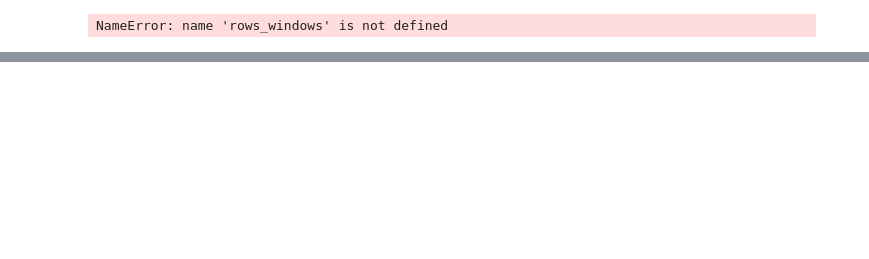
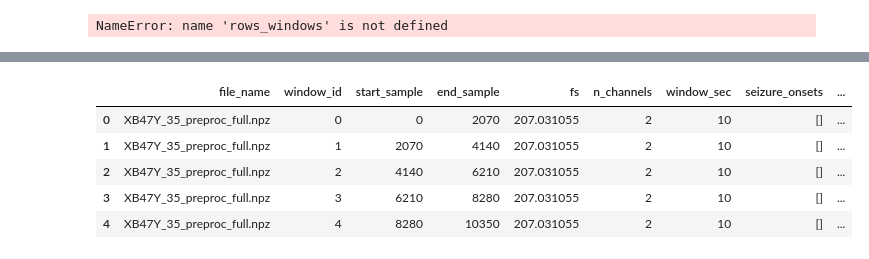
Before and after one commit to tomas0899/FoundationModel_EEG_Dissertation, a Jupyter notebook: Main_project/src/test_and_develop/2_Feature_extraction/Testing_functions_feature_ext.ipynb, the cells around one changed output, grey strips where cells are left out. Cells and saved outputs as stored; diff of their text form; code cells hidden in the pictures; blank space fills up the shorter version.

```diff
--- a/Main_project/src/test_and_develop/2_Feature_extraction/Testing_functions_feature_ext.ipynb
+++ b/Main_project/src/test_and_develop/2_Feature_extraction/Testing_functions_feature_ext.ipynb
@@ -545,3 +545,12 @@ df_labeled = apply_window_labeling(
     ictal_range_min=(0, 5),
     include_gap_as_interictal=True
 )
+# %%
+df_labeled.head()
+# %% [output]
+|  | file_name | window_id | start_sample | end_sample | fs | n_channels | window_sec | seizure_onsets | ... |
+| 0 | XB47Y_35_preproc_full.npz | 0 | 0 | 2070 | 207.031055 | 2 | 10 | [] | ... |
+| 1 | XB47Y_35_preproc_full.npz | 1 | 2070 | 4140 | 207.031055 | 2 | 10 | [] | ... |
+| 2 | XB47Y_35_preproc_full.npz | 2 | 4140 | 6210 | 207.031055 | 2 | 10 | [] | ... |
+| 3 | XB47Y_35_preproc_full.npz | 3 | 6210 | 8280 | 207.031055 | 2 | 10 | [] | ... |
+| 4 | XB47Y_35_preproc_full.npz | 4 | 8280 | 10350 | 207.031055 | 2 | 10 | [] | ... |
```
Also changed, not shown: parts of 2 cells of this notebook.
